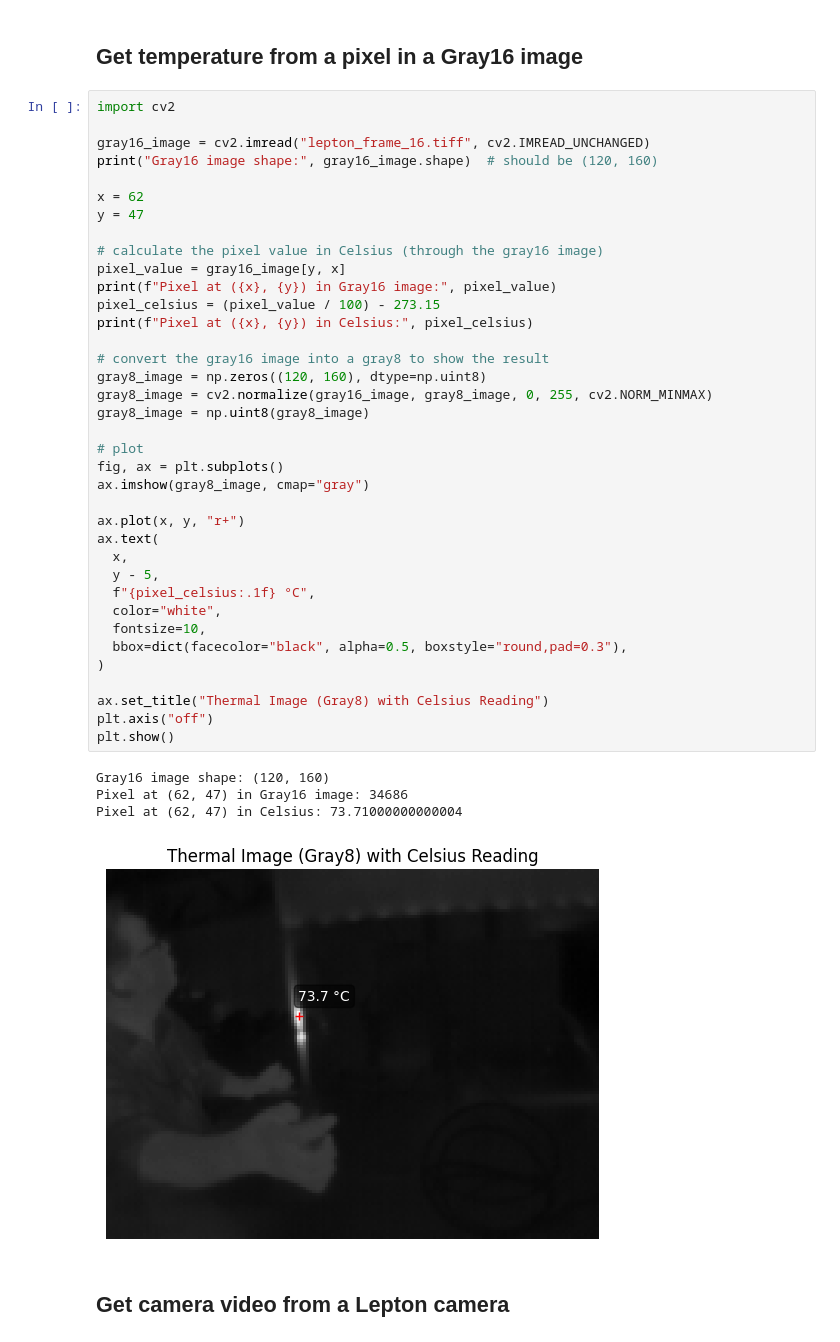
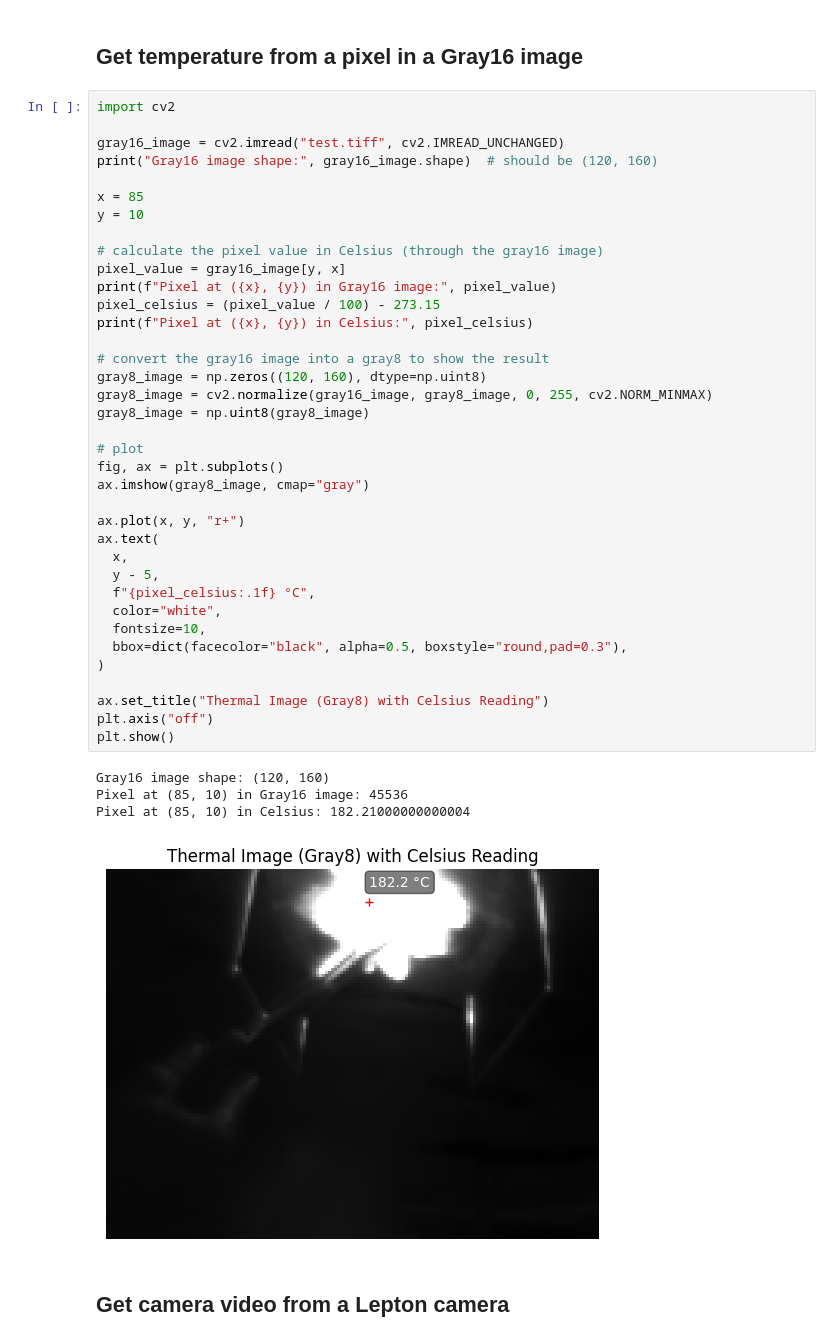
Before and after one commit to Assstra/fire-hazard-detection-system, a Jupyter notebook: computer-vision/training/notebooks/camera.ipynb, the cells around one changed output. Saved outputs shown, nothing was run; the diff lists cells and outputs as text.

```diff
--- a/computer-vision/training/notebooks/camera.ipynb
+++ b/computer-vision/training/notebooks/camera.ipynb
@@ -44,45 +46,45 @@ Frame healthy? True
 # %%
 import cv2
 
-gray16_image = cv2.imread("lepton_frame_16.tiff", cv2.IMREAD_UNCHANGED)
+gray16_image = cv2.imread("test.tiff", cv2.IMREAD_UNCHANGED)
 print("Gray16 image shape:", gray16_image.shape)  # should be (120, 160)
 
-x = 62
-y = 47
+x = 85
+y = 10
 
 # calculate the pixel value in Celsius (through the gray16 image)
 pixel_value = gray16_image[y, x]
 print(f"Pixel at ({x}, {y}) in Gray16 image:", pixel_value)
 pixel_celsius = (pixel_value / 100) - 273.15
 print(f"Pixel at ({x}, {y}) in Celsius:", pixel_celsius)
 
 # convert the gray16 image into a gray8 to show the result
 gray8_image = np.zeros((120, 160), dtype=np.uint8)
 gray8_image = cv2.normalize(gray16_image, gray8_image, 0, 255, cv2.NORM_MINMAX)
 gray8_image = np.uint8(gray8_image)
 
 # plot
 fig, ax = plt.subplots()
 ax.imshow(gray8_image, cmap="gray")
 
 ax.plot(x, y, "r+")
 ax.text(
   x,
   y - 5,
   f"{pixel_celsius:.1f} °C",
   color="white",
   fontsize=10,
   bbox=dict(facecolor="black", alpha=0.5, boxstyle="round,pad=0.3"),
 )
 
 ax.set_title("Thermal Image (Gray8) with Celsius Reading")
 plt.axis("off")
 plt.show()
 # %% [output]
 Gray16 image shape: (120, 160)
-Pixel at (62, 47) in Gray16 image: 34686
-Pixel at (62, 47) in Celsius: 73.71000000000004
+Pixel at (85, 10) in Gray16 image: 45536
+Pixel at (85, 10) in Celsius: 182.21000000000004
-[figure, old version]
+[figure, new version]
 # %% [markdown]
 ## Get camera video from a Lepton camera
 # %%
```
Also changed, not shown: parts of 5 cells of this notebook.
